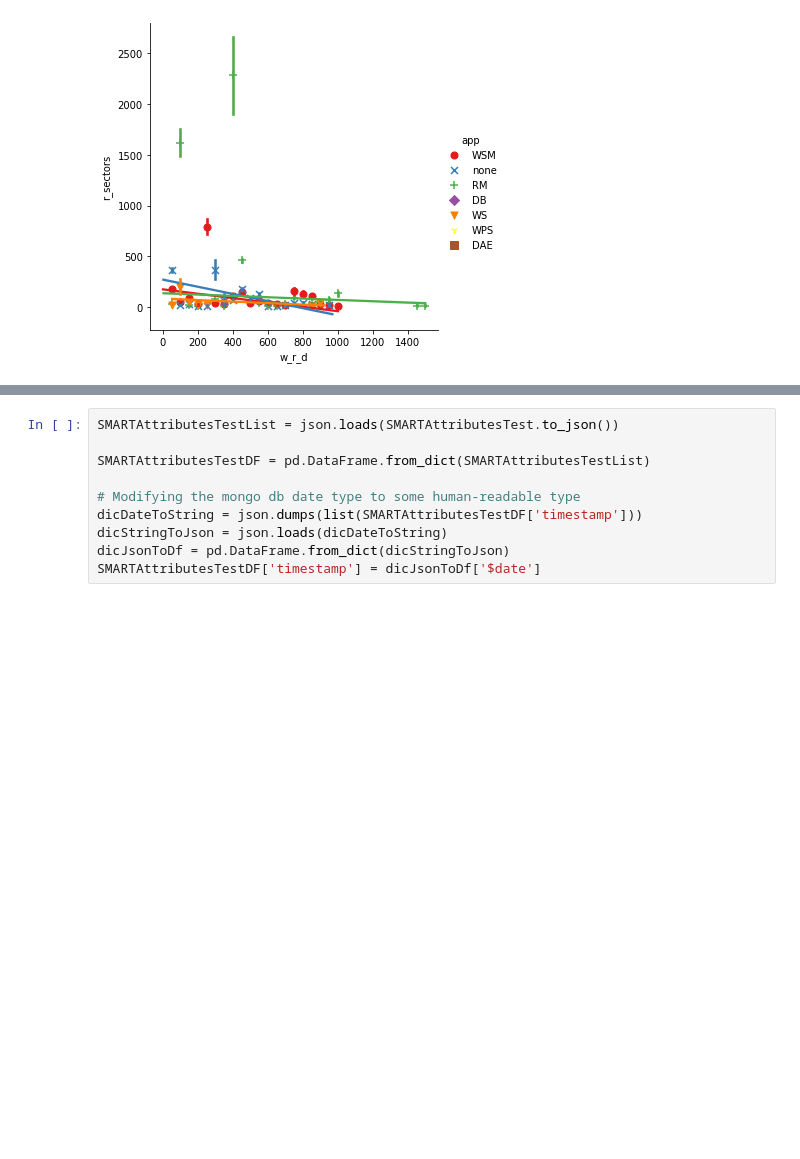
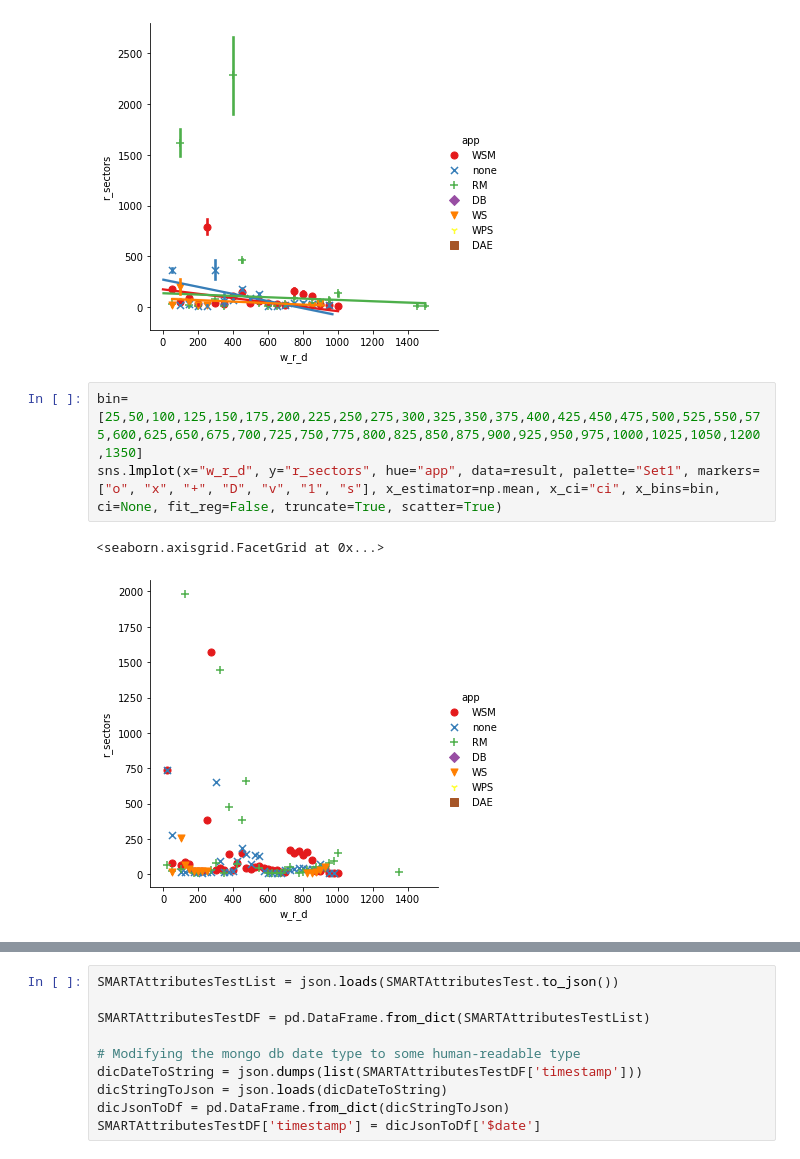
Before and after one commit to EricBorba/StorageFailurePredictor, a Jupyter notebook: Queries.ipynb, the cells around one changed output, grey strips where cells are left out. Cells and saved outputs as stored; diff of their text form; blank space fills up the shorter version.

```diff
--- a/Queries.ipynb
+++ b/Queries.ipynb
@@ -270,3 +291,9 @@ sns.lmplot(x="w_r_d", y="r_sectors", hue="app", data=result, palette="Set1", mar
 # %% [output]
 <seaborn.axisgrid.FacetGrid at 0x...>
 [figure]
+# %%
+bin=[25,50,100,125,150,175,200,225,250,275,300,325,350,375,400,425,450,475,500,525,550,575,600,625,650,675,700,725,750,775,800,825,850,875,900,925,950,975,1000,1025,1050,1200,1350]
+sns.lmplot(x="w_r_d", y="r_sectors", hue="app", data=result, palette="Set1", markers=["o", "x", "+", "D", "v", "1", "s"], x_estimator=np.mean, x_ci="ci", x_bins=bin, ci=None, fit_reg=False, truncate=True, scatter=True)
+# %% [output]
+<seaborn.axisgrid.FacetGrid at 0x...>
+[figure, added]
```
Also changed, not shown: parts of 7 cells of this notebook.
